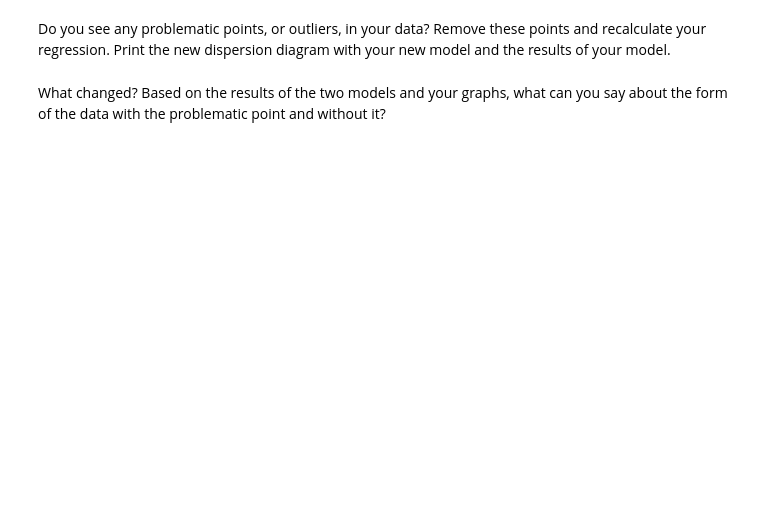
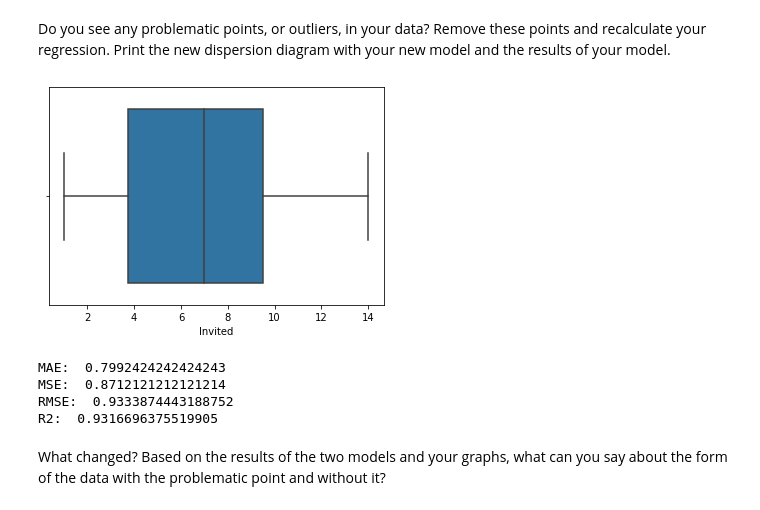
Before and after one commit to Ironhack-Data-Madrid-Octubre-2021/-lab-regression-analysis, a Jupyter notebook: your-code.ipynb, the cells around one changed output. Cells and saved outputs as stored; diff of their text form; code cells hidden in the pictures; blank space fills up the shorter version.

```diff
--- a/your-code.ipynb
+++ b/your-code.ipynb
@@ -239,0 +255,6 @@ What do you see? What does this plot tell you about the likely relationship betw
+# %%
+X = parties[["Invited"]]
+y = parties.Attended
+lr.fit(X,y)
+parties["pred"] = lr.predict(X)
+parties
@@ -243,0 +273,4 @@ Do you see any problematic points, or outliers, in your data? Remove these point
+# %%
+sns.boxplot(x="Invited", data=parties);
+# %% [output]
+[figure, added]
@@ -244,3 +279,13 @@ Do you see any problematic points, or outliers, in your data? Remove these point
+# %%
+print(f"MAE: ", metrics.mean_absolute_error(parties.Attended, parties.pred))
+print(f"MSE: ", metrics.mean_squared_error(parties.Attended, parties.pred))
+print(f"RMSE: ", np.sqrt(metrics.mean_squared_error(parties.Attended, parties.pred)))
+print(f"R2: ", metrics.r2_score(parties.Attended, parties.pred))
+# %% [output]
+MAE:  0.7992424242424243
+MSE:  0.8712121212121214
+RMSE:  0.9333874443188752
+R2:  0.9316696375519905
 # %% [markdown]
 What changed? Based on the results of the two models and your graphs, what can you say about the form of the data with the problematic point and without it?
 # %%
```
Also changed, not shown: parts of 9 cells of this notebook.
